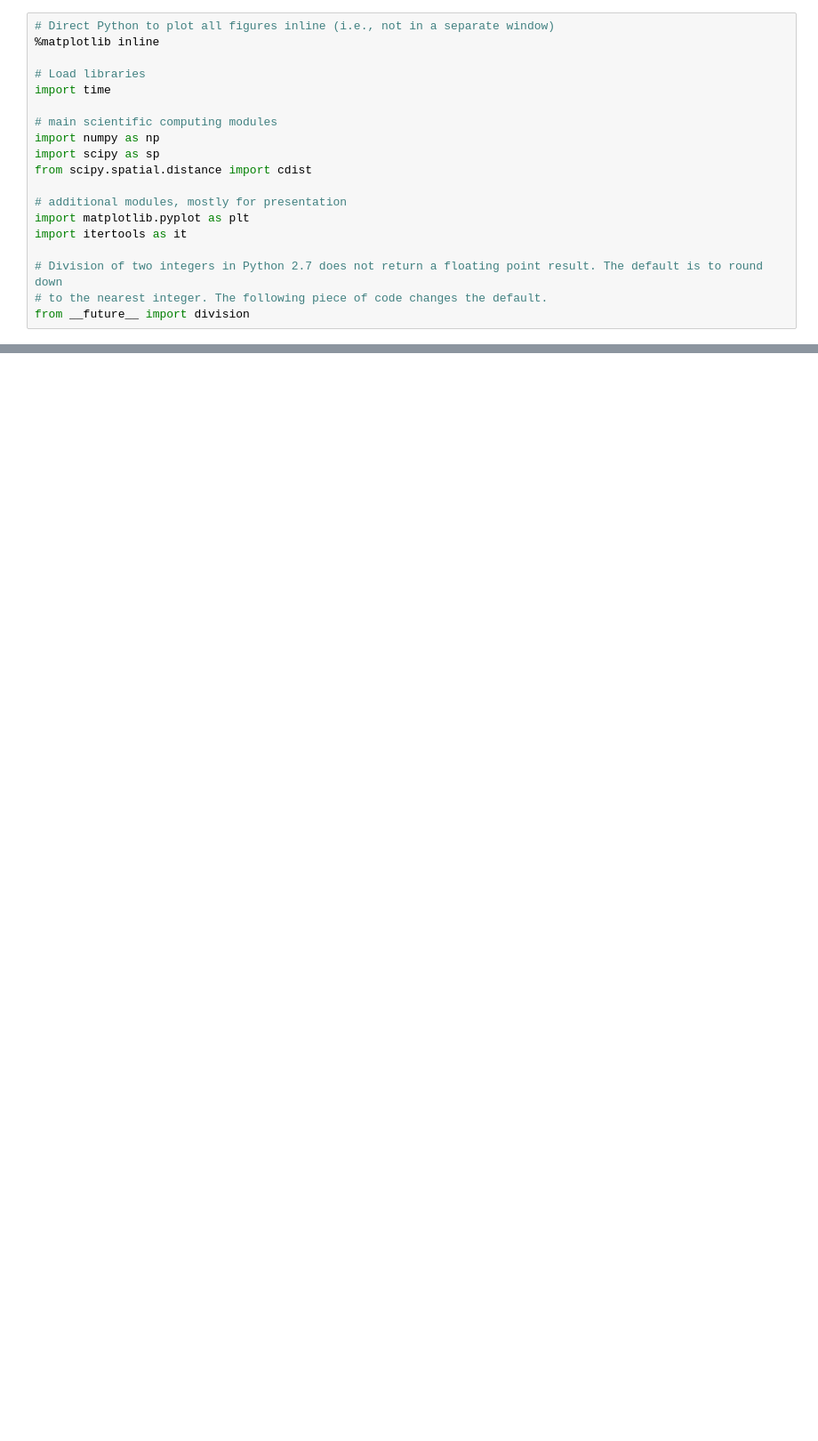
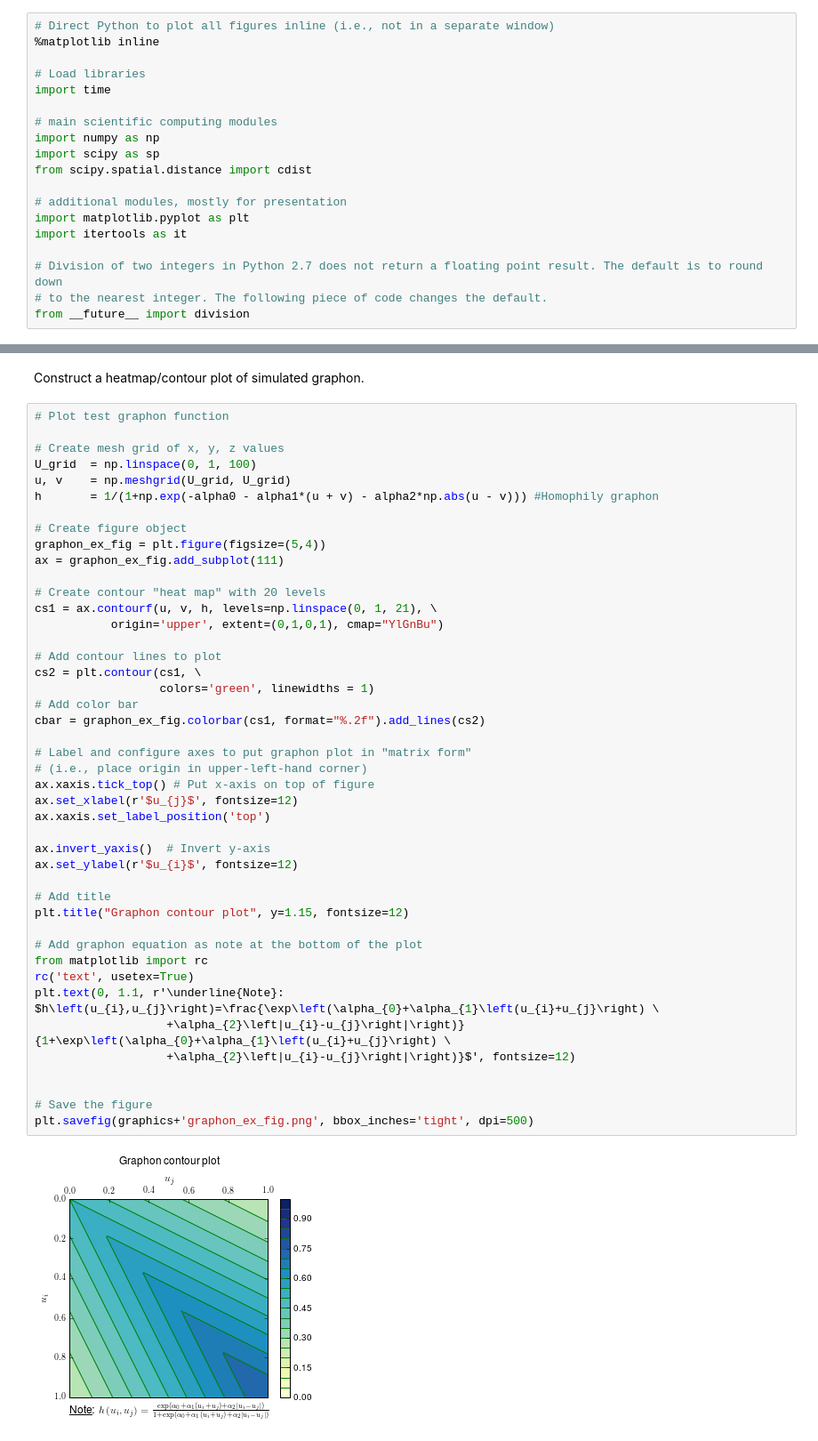
Before and after one commit to bryangraham/short_courses, a Jupyter notebook: St_Gallen/Notebooks/Lecture_2_Graphon_Estimation.ipynb, the cells around one changed output, grey strips where cells are left out. Shown: that part at 89% size. Saved outputs shown, nothing was run; the diff lists cells and outputs as text; blank space fills up the shorter version.

```diff
--- a/St_Gallen/Notebooks/Lecture_2_Graphon_Estimation.ipynb
+++ b/St_Gallen/Notebooks/Lecture_2_Graphon_Estimation.ipynb
@@ -141,2 +157,50 @@ D            = np.zeros((N,N), dtype='int8')          # N x N adjacency matrix
 D[ij_LowTri] = np.ravel(randst.uniform(0, 1, (n,)) <= p[ij_LowTri])
 D            = D + D.T
+# %% [markdown]
+Construct a heatmap/contour plot of simulated graphon.
+# %%
+# Plot test graphon function
+
+# Create mesh grid of x, y, z values
+U_grid  = np.linspace(0, 1, 100)
+u, v    = np.meshgrid(U_grid, U_grid)
+h       = 1/(1+np.exp(-alpha0 - alpha1*(u + v) - alpha2*np.abs(u - v))) #Homophily graphon
+
+# Create figure object
+graphon_ex_fig = plt.figure(figsize=(5,4))
+ax = graphon_ex_fig.add_subplot(111)
+
+# Create contour "heat map" with 20 levels
+cs1 = ax.contourf(u, v, h, levels=np.linspace(0, 1, 21), \
+           origin='upper', extent=(0,1,0,1), cmap="YlGnBu")
+
+# Add contour lines to plot
+cs2 = plt.contour(cs1, \
+                  colors='green', linewidths = 1)
+# Add color bar
+cbar = graphon_ex_fig.colorbar(cs1, format="%.2f").add_lines(cs2)
+
+# Label and configure axes to put graphon plot in "matrix form"
+# (i.e., place origin in upper-left-hand corner)
+ax.xaxis.tick_top() # Put x-axis on top of figure
+ax.set_xlabel(r'$u_{j}$', fontsize=12)
+ax.xaxis.set_label_position('top')
+
+ax.invert_yaxis()  # Invert y-axis
+ax.set_ylabel(r'$u_{i}$', fontsize=12)
+
+# Add title
+plt.title("Graphon contour plot", y=1.15, fontsize=12)
+
+# Add graphon equation as note at the bottom of the plot
+from matplotlib import rc
+rc('text', usetex=True)
+plt.text(0, 1.1, r'\underline{Note}: $h\left(u_{i},u_{j}\right)=\frac{\exp\left(\alpha_{0}+\alpha_{1}\left(u_{i}+u_{j}\right) \
+                   +\alpha_{2}\left|u_{i}-u_{j}\right|\right)}{1+\exp\left(\alpha_{0}+\alpha_{1}\left(u_{i}+u_{j}\right) \
+                   +\alpha_{2}\left|u_{i}-u_{j}\right|\right)}$', fontsize=12)
+
+
+# Save the figure
+plt.savefig(graphics+'graphon_ex_fig.png', bbox_inches='tight', dpi=500)
+# %% [output]
+[figure, added]
```
Also changed, not shown: parts of 26 cells of this notebook, 2 other files.
